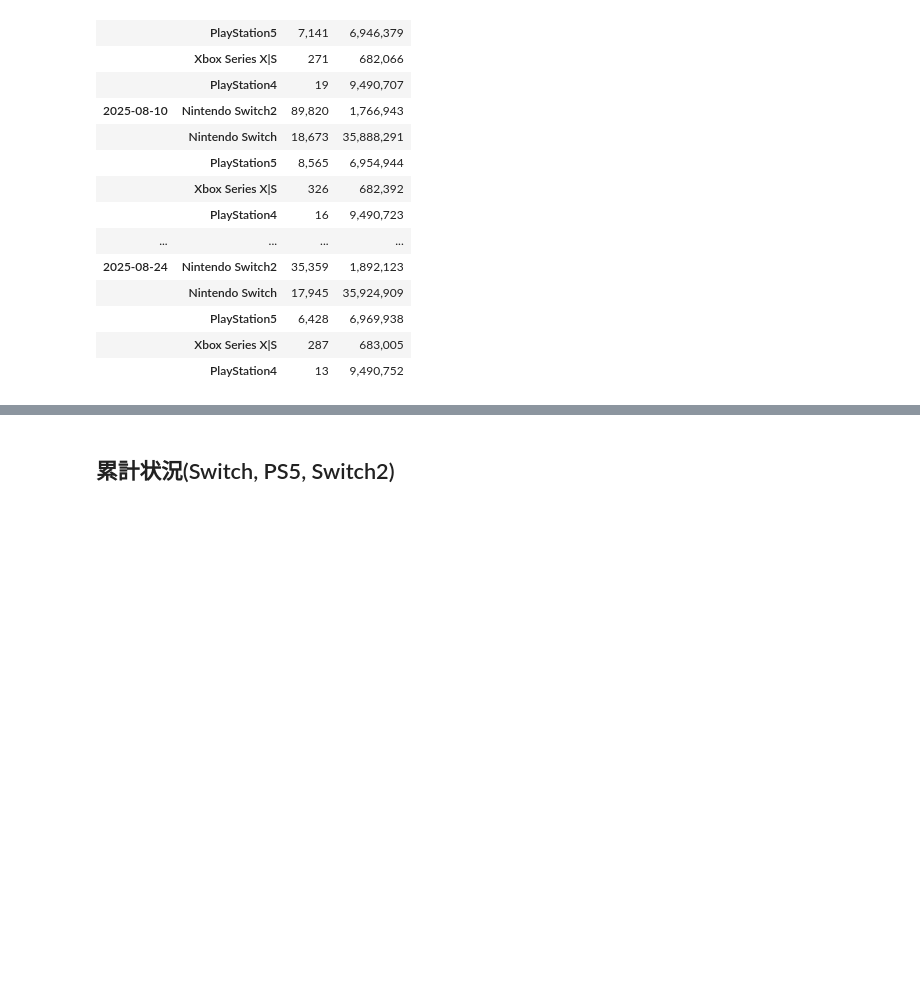
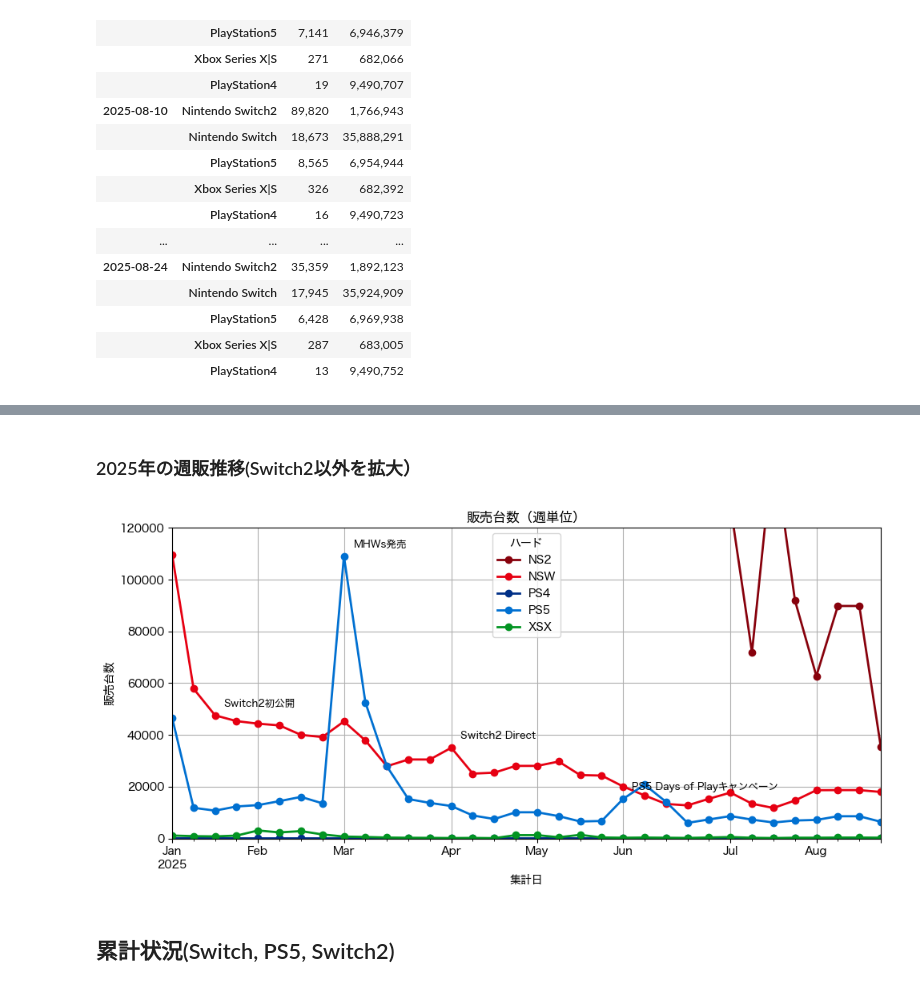
Before and after one commit to hidenden/gamedata, a Jupyter notebook: notebook/analysis/weekly_report_2025.ipynb, the cells around one changed output, grey strips where cells are left out. Cells and saved outputs as stored; diff of their text form; code cells hidden in the pictures; blank space fills up the shorter version.

```diff
--- a/notebook/analysis/weekly_report_2025.ipynb
+++ b/notebook/analysis/weekly_report_2025.ipynb
@@ -137,3 +94,9 @@ plot_recent_sales(hard_sales_df, hard_event_df, months=8, hw=['PS5', 'NSW'])
+# %% [markdown]
+### 2025年の週販推移(Switch2以外を拡大）
+# %%
+(fig, df) = ph.plot_sales(begin=datetime(2025,1,1), ymax=120000)
+# %% [output]
+[figure, added]
 # %% [markdown]
 ## 累計状況(Switch, PS5, Switch2)
 # %% [markdown]
```
Also changed, not shown: parts of 26 cells of this notebook, 7 other files.
